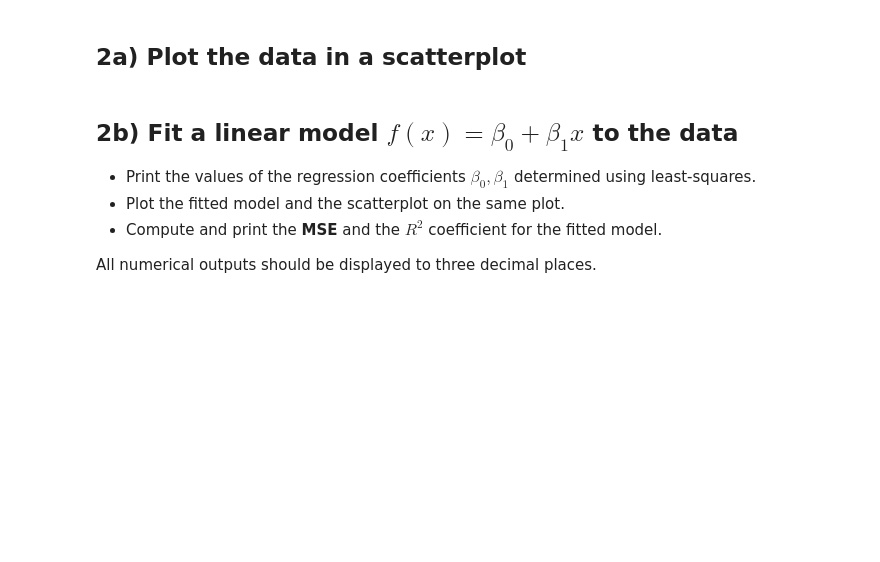
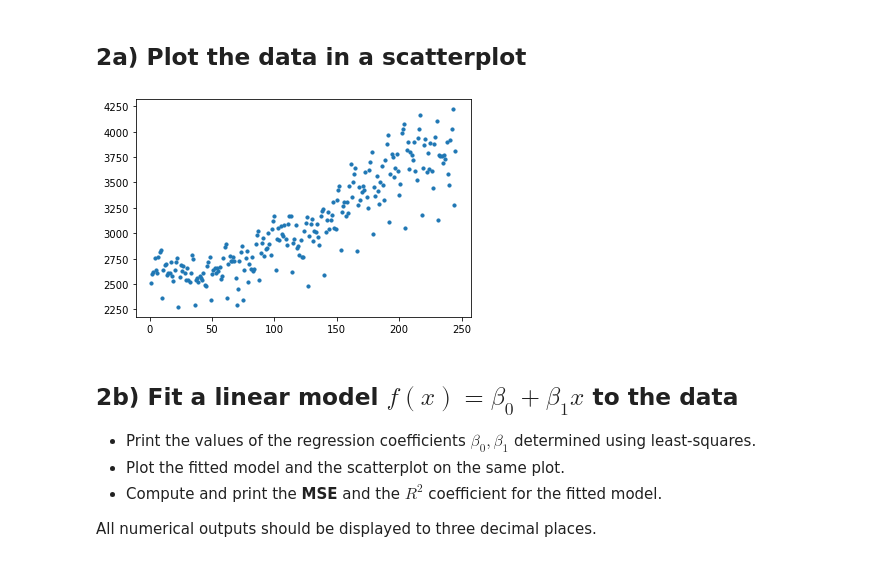
Before and after one commit to Nicholas-Ho/Data-Science-Exercises, a Jupyter notebook: Exercises/03 Exercise Notebook 3.ipynb, the cells around one changed output. Drawn from its saved outputs; the diff is of its cells as text; code cells hidden in the pictures; blank space fills up the shorter version.

```diff
--- a/Exercises/03 Exercise Notebook 3.ipynb
+++ b/Exercises/03 Exercise Notebook 3.ipynb
@@ -59,3 +57,8 @@ We now have a time series consisting of points $(x_i,y_i)$, for $i = 1, \ldots,
+# %%
+plt.scatter(xvals, yvals, s=10)
+plt.show()
+# %% [output]
+[figure, added]
 # %% [markdown]
 ## 2b) Fit a linear model $f(x) = \beta_0 + \beta_1 x$ to the data
 
```
Also changed, not shown: parts of 20 cells of this notebook, 5 other files.
